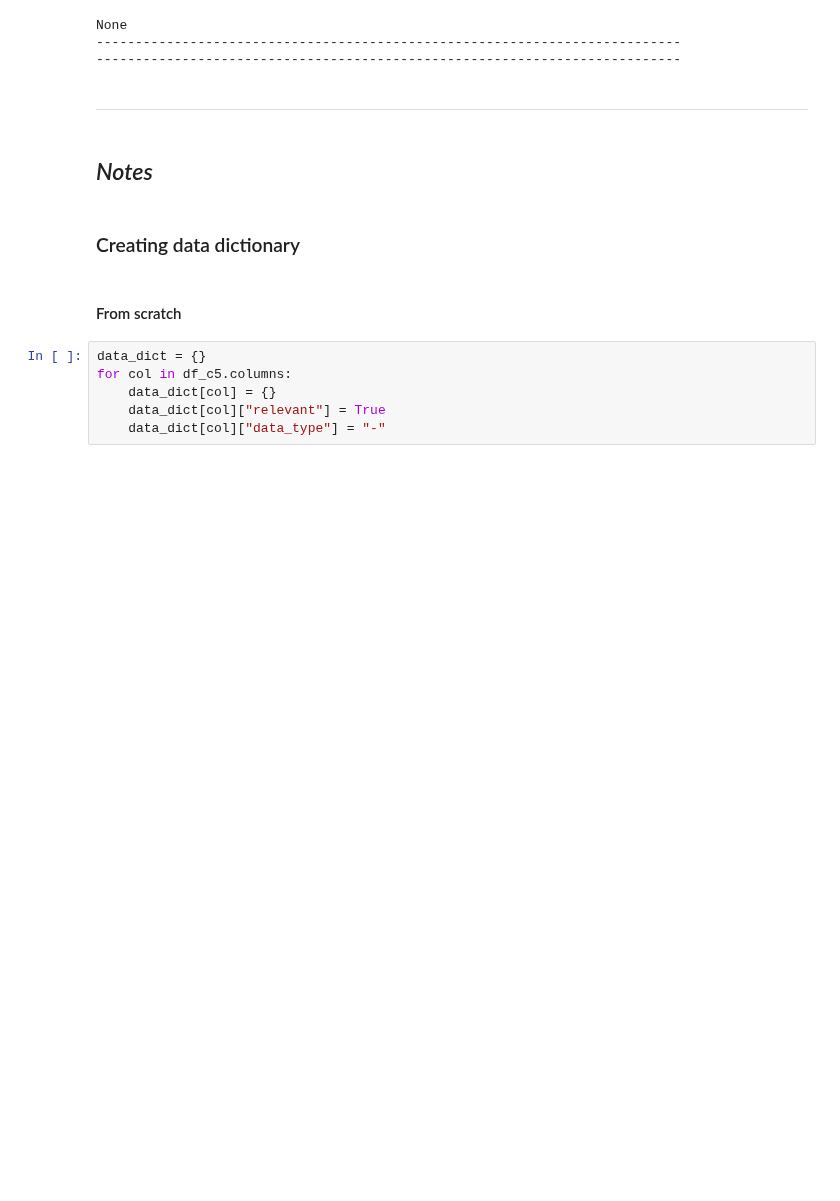
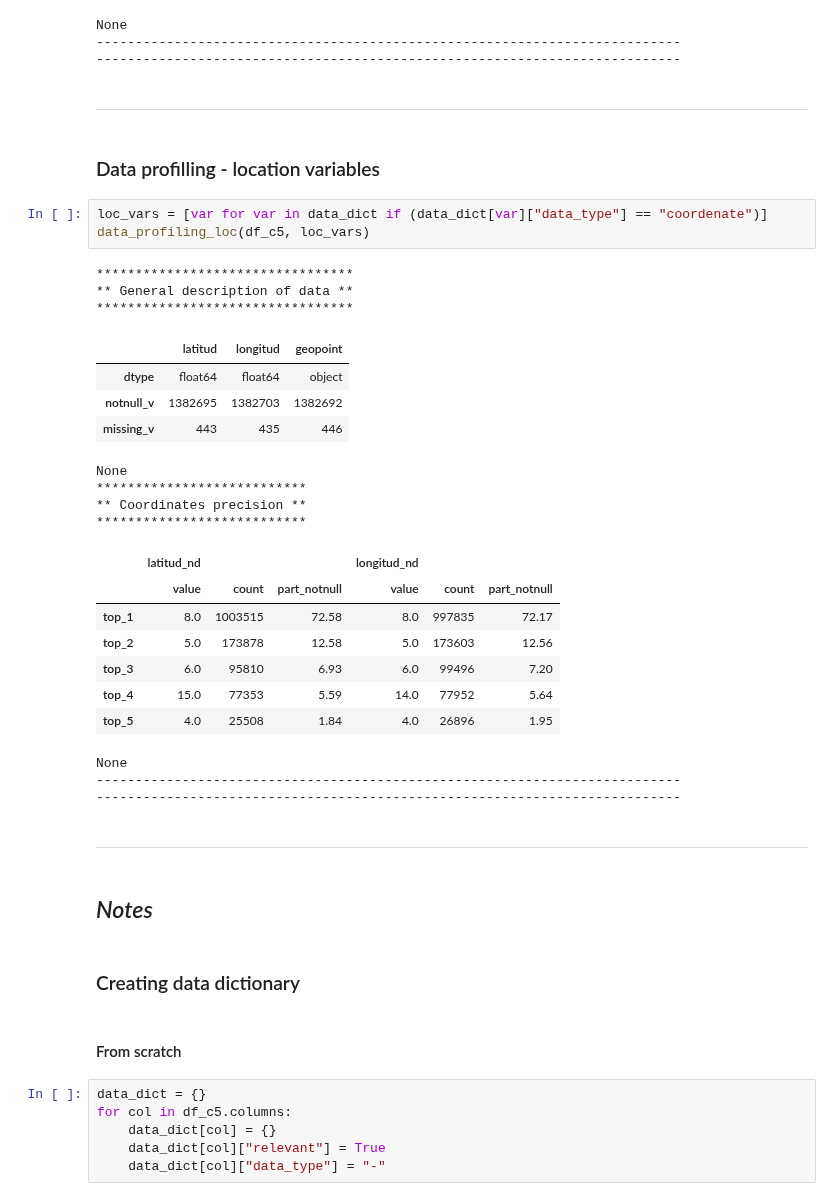
Before and after one commit to robperch/intro_to_ds_project, a Jupyter notebook: notebooks/data_profiling.ipynb, the cells around one changed output. Saved outputs shown, nothing was run; the diff lists cells and outputs as text; blank space fills up the shorter version.

Commit message:
Completing location data profiling and finishing all data profilings - Closes #9

```diff
--- a/notebooks/data_profiling.ipynb
+++ b/notebooks/data_profiling.ipynb
@@ -140,6 +270,35 @@ None
 ---------------------------------------------------------------------------
 # %% [markdown]
 ---
+# %% [markdown]
+### Data profilling - location variables
+# %%
+loc_vars = [var for var in data_dict if (data_dict[var]["data_type"] == "coordenate")]
+data_profiling_loc(df_c5, loc_vars)
+# %% [output]
+*********************************
+** General description of data **
+*********************************
+|  | latitud | longitud | geopoint |
+| dtype | float64 | float64 | object |
+| notnull_v | 1382695 | 1382703 | 1382692 |
+| missing_v | 443 | 435 | 446 |
+None
+***************************
+** Coordinates precision **
+***************************
+|  | latitud_nd |  |  | longitud_nd |  |  |
+|  | value | count | part_notnull | value | count | part_notnull |
+| top_1 | 8.0 | 1003515 | 72.58 | 8.0 | 997835 | 72.17 |
+| top_2 | 5.0 | 173878 | 12.58 | 5.0 | 173603 | 12.56 |
+| top_3 | 6.0 | 95810 | 6.93 | 6.0 | 99496 | 7.20 |
+| top_4 | 15.0 | 77353 | 5.59 | 14.0 | 77952 | 5.64 |
+| top_5 | 4.0 | 25508 | 1.84 | 4.0 | 26896 | 1.95 |
+None
+---------------------------------------------------------------------------
+---------------------------------------------------------------------------
+# %% [markdown]
+---
 # %% [markdown]
 ## *Notes*
 # %% [markdown]
```
Also changed, not shown: parts of 7 cells of this notebook, 1 other file.
